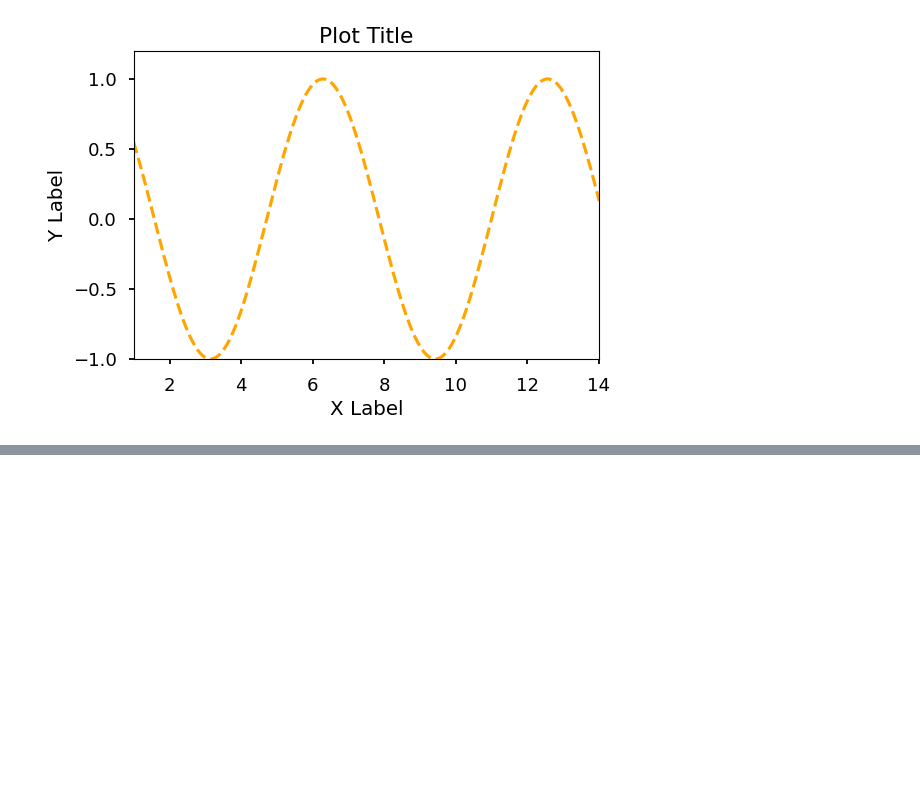
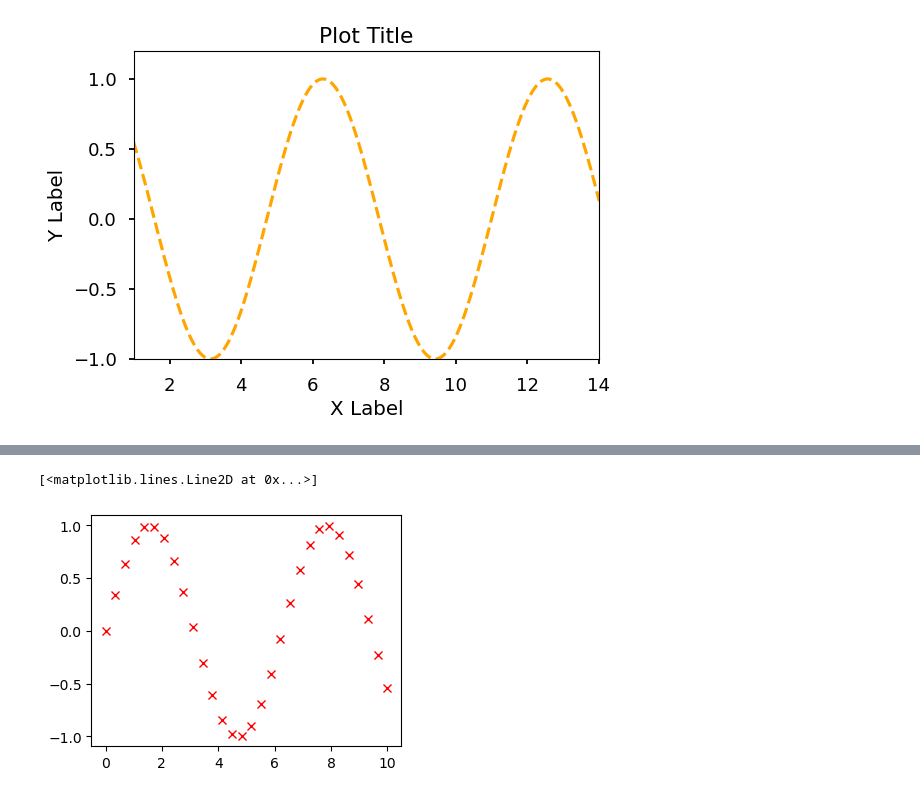
Before and after one commit to JakeBestDev/Packt_AIScience_Data_Science_Machine_Learning, a Jupyter notebook: Module_2_Python_Data_Visualization_and_Understanding/lab_3_advance_matplotlib.ipynb, the cells around one changed output, grey strips where cells are left out. Cells and saved outputs as stored; diff of their text form; code cells hidden in the pictures; blank space fills up the shorter version.

```diff
--- a/Module_2_Python_Data_Visualization_and_Understanding/lab_3_advance_matplotlib.ipynb
+++ b/Module_2_Python_Data_Visualization_and_Understanding/lab_3_advance_matplotlib.ipynb
@@ -854,0 +889,9 @@ ax.set(xlabel = 'X Label',ylabel = 'Y Label',title = 'Plot Title')
+# %%
+## Lets try marker[2] which is x's
+
+markers = ['o','.','x','+','v','^','<','>','s','d'] ## these are our markers and each variable is the short hand for the marker.
+plt.figure(figsize=(4,3))
+plt.plot(x,y1,markers[2],color='red')
+# %% [output]
+[<matplotlib.lines.Line2D at 0x...>]
+[figure, added]
```
Also changed, not shown: parts of 7 cells of this notebook.
